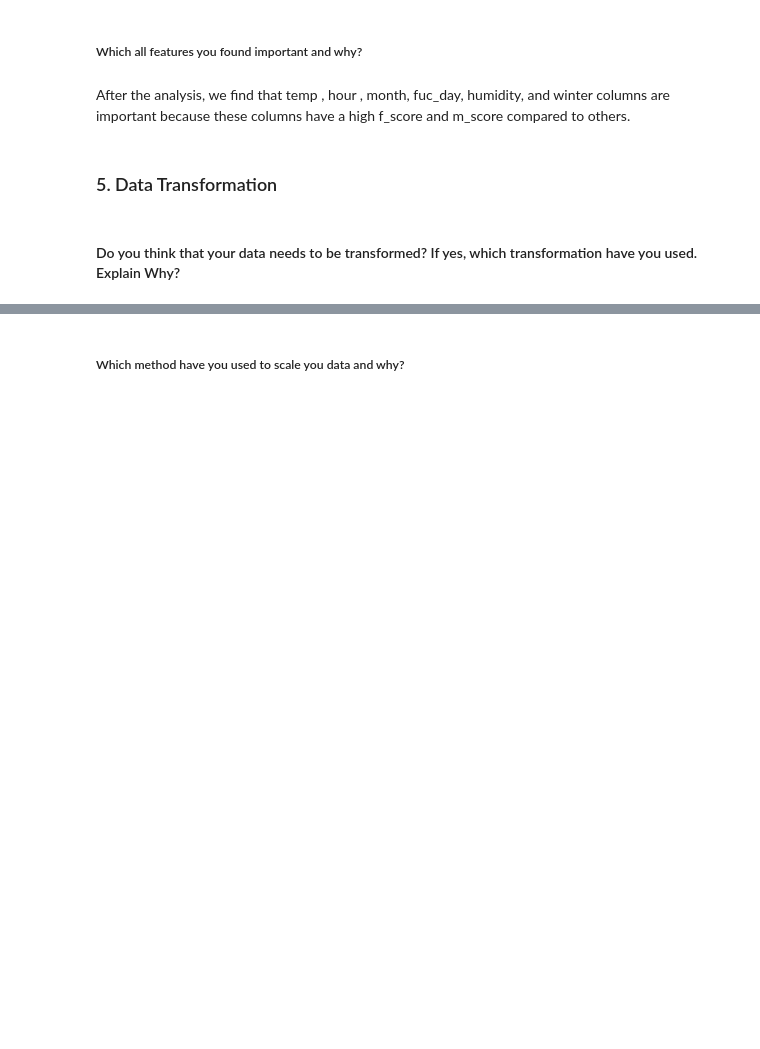
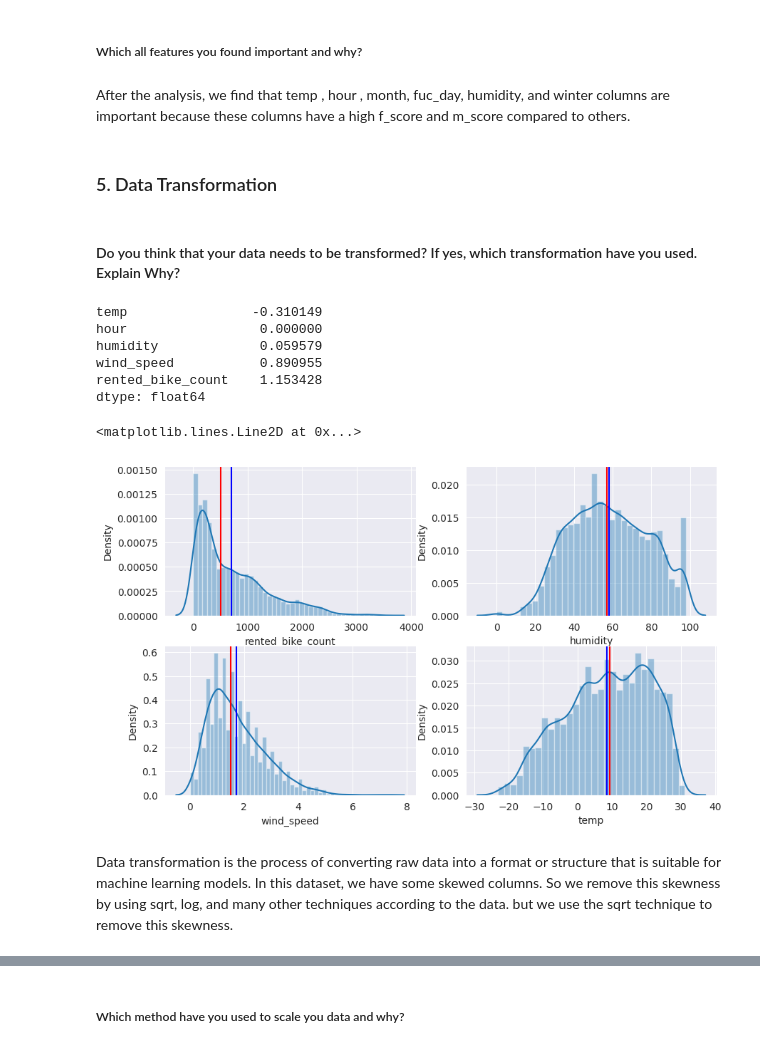
Before and after one commit to Vijaysiraw/ML_Regression_Bike_Sharing_Demand_Prediction, a Jupyter notebook: ML_Regression_Bike_Sharing_Demand_Prediction.ipynb, the cells around one changed output, grey strips where cells are left out. Drawn from its saved outputs; the diff is of its cells as text; code cells hidden in the pictures; blank space fills up the shorter version.

```diff
--- a/ML_Regression_Bike_Sharing_Demand_Prediction.ipynb
+++ b/ML_Regression_Bike_Sharing_Demand_Prediction.ipynb
@@ -1040,0 +1101,36 @@ After the analysis, we find that temp , hour , month, fuc_day, humidity, and win
+# %%
+# Transform Your data
+# CHECK  skewness in data
+# continuous data features
+con_data=df[['rented_bike_count','wind_speed','humidity','hour','temp']]
+con_data.skew().sort_values(ascending=True)
+# %% [output]
+temp                -0.310149
+hour                 0.000000
+humidity             0.059579
+wind_speed           0.890955
+rented_bike_count    1.153428
+dtype: float64
+# %%
+fig , axs = plt.subplots(2,2,figsize=(10,6))
+#check skewness in data columns
+sns.distplot(con_data['rented_bike_count'],ax=axs[0,0])
+axs[0,0].axvline(con_data['rented_bike_count'].mean(),color='blue',label='Mean')
+axs[0,0].axvline(con_data['rented_bike_count'].median(),color='red',label='Median')
+
+sns.distplot(con_data['humidity'],ax=axs[0,1])
+axs[0,1].axvline(con_data['humidity'].mean(),color='blue',label='Mean')
+axs[0,1].axvline(con_data['humidity'].median(),color='red',label='Median')
+
+sns.distplot(con_data['wind_speed'],ax=axs[1,0])
+axs[1,0].axvline(con_data['wind_speed'].mean(),color='blue',label='Mean')
+axs[1,0].axvline(con_data['wind_speed'].median(),color='red',label='Median')
+
+sns.distplot(con_data['temp'],ax=axs[1,1])
+axs[1,1].axvline(con_data['temp'].mean(),color='blue',label='Mean')
+axs[1,1].axvline(con_data['temp'].median(),color='red',label='Median')
+# %% [output]
+<matplotlib.lines.Line2D at 0x...>
+[figure, added]
+# %% [markdown]
+Data transformation is the process of converting raw data into a format or structure that is suitable for machine learning models. In this dataset, we have some skewed columns. So we remove this skewness by using sqrt, log, and many other techniques according to the data. but we use the sqrt technique to remove this skewness.
```
Also changed, not shown: parts of 67 cells of this notebook.
